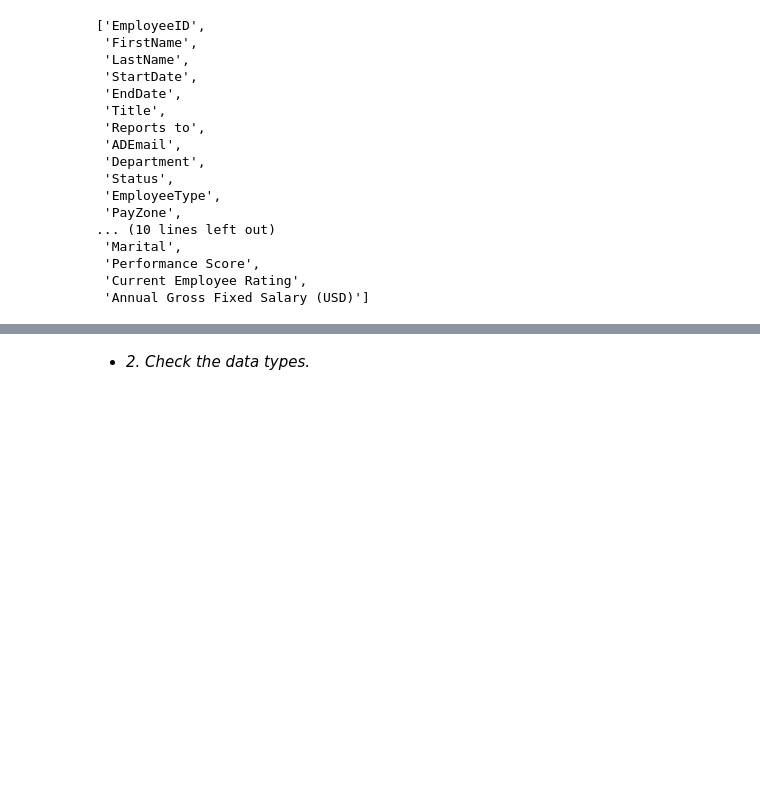
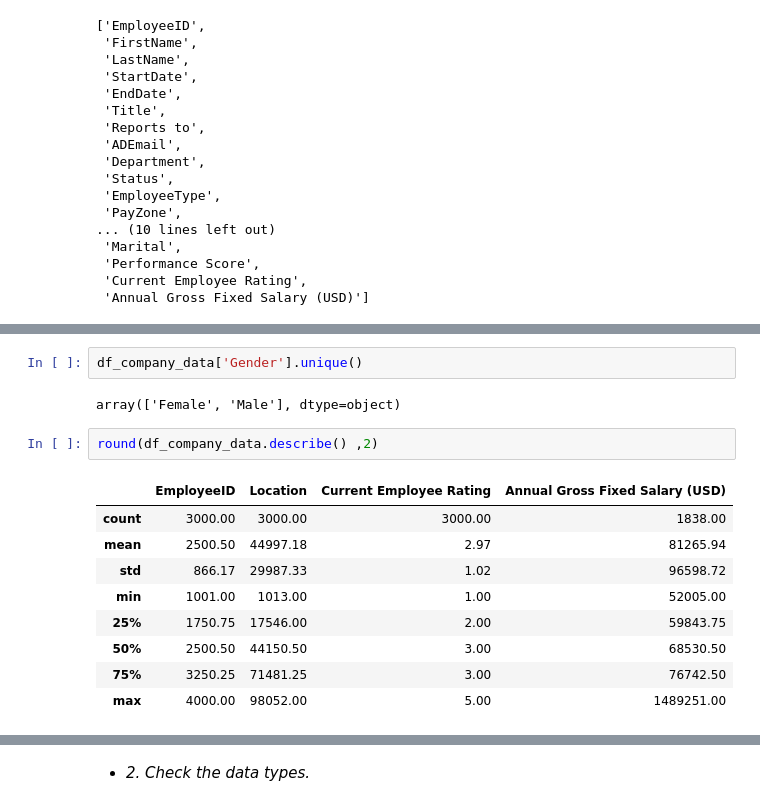
Before and after one commit to WHanqing/Groupwork_2J_final_project, a Jupyter notebook: Group2J_final_project.ipynb, the cells around one changed output, grey strips where cells are left out. Drawn from its saved outputs; the diff is of its cells as text; blank space fills up the shorter version.

```diff
--- a/Group2J_final_project.ipynb
+++ b/Group2J_final_project.ipynb
@@ -92,0 +107,16 @@ df_company_data.columns.to_list()
+# %%
+df_company_data['Gender'].unique()
+# %% [output]
+array(['Female', 'Male'], dtype=object)
+# %%
+round(df_company_data.describe() ,2)
+# %% [output]
+|  | EmployeeID | Location | Current Employee Rating | Annual Gross Fixed Salary (USD) |
+| count | 3000.00 | 3000.00 | 3000.00 | 1838.00 |
+| mean | 2500.50 | 44997.18 | 2.97 | 81265.94 |
+| std | 866.17 | 29987.33 | 1.02 | 96598.72 |
+| min | 1001.00 | 1013.00 | 1.00 | 52005.00 |
+| 25% | 1750.75 | 17546.00 | 2.00 | 59843.75 |
+| 50% | 2500.50 | 44150.50 | 3.00 | 68530.50 |
+| 75% | 3250.25 | 71481.25 | 3.00 | 76742.50 |
+| max | 4000.00 | 98052.00 | 5.00 | 1489251.00 |
```
Also changed, not shown: parts of 6 cells of this notebook.
